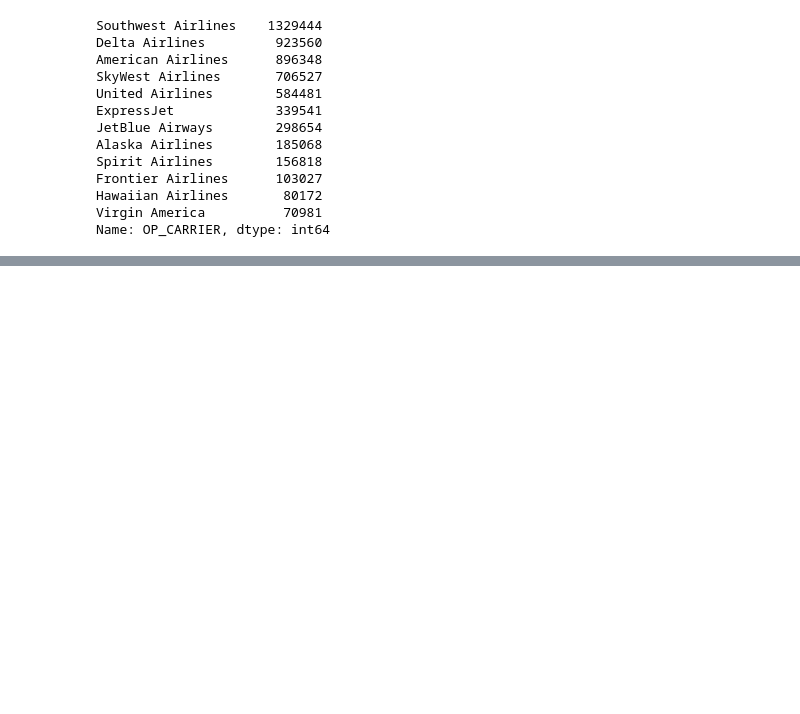
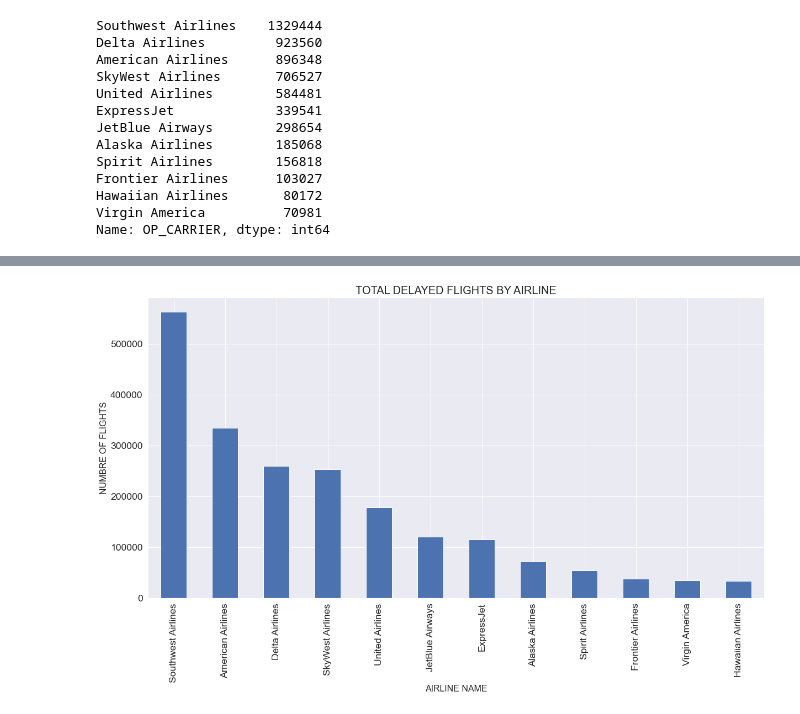
Before and after one commit to lmalla/Project-4, a Jupyter notebook: Data_Preprocessing/Data_Cleaning.ipynb, the cells around one changed output, grey strips where cells are left out. Cells and saved outputs as stored; diff of their text form; code cells hidden in the pictures; blank space fills up the shorter version.

```diff
--- a/Data_Preprocessing/Data_Cleaning.ipynb
+++ b/Data_Preprocessing/Data_Cleaning.ipynb
@@ -154,0 +175,13 @@ dtype: int64
+# %%
+# Given we know by the Arr_Delay field if the flight was delayed we are going to add a field called Flight Status and make
+# it binary where a "1" means the flight was delayed and a "0" means that it was not delayed
+
+status = []
+
+for value in df['ARR_DELAY']:
+    if value < 0:
+        status.append(0)
+    else:
+        status.append(1)
+df['FLIGHT_STATUS'] = status
+df.head(10)
@@ -154,0 +205,11 @@ dtype: int64
+# %%
+plt.figure(figsize=(20, 10))
+df.groupby('OP_CARRIER').FLIGHT_STATUS.sum().sort_values(ascending=False).plot.bar()
+plt.title('TOTAL DELAYED FLIGHTS BY AIRLINE', fontsize=20)
+plt.xlabel('AIRLINE NAME', fontsize=16)
+plt.ylabel('NUMBRE OF FLIGHTS', fontsize=16)
+plt.rc('xtick',labelsize=10)
+plt.rc('ytick',labelsize=10)
+plt.show()
+# %% [output]
+[figure, added]
```
Also changed, not shown: parts of 16 cells of this notebook.
